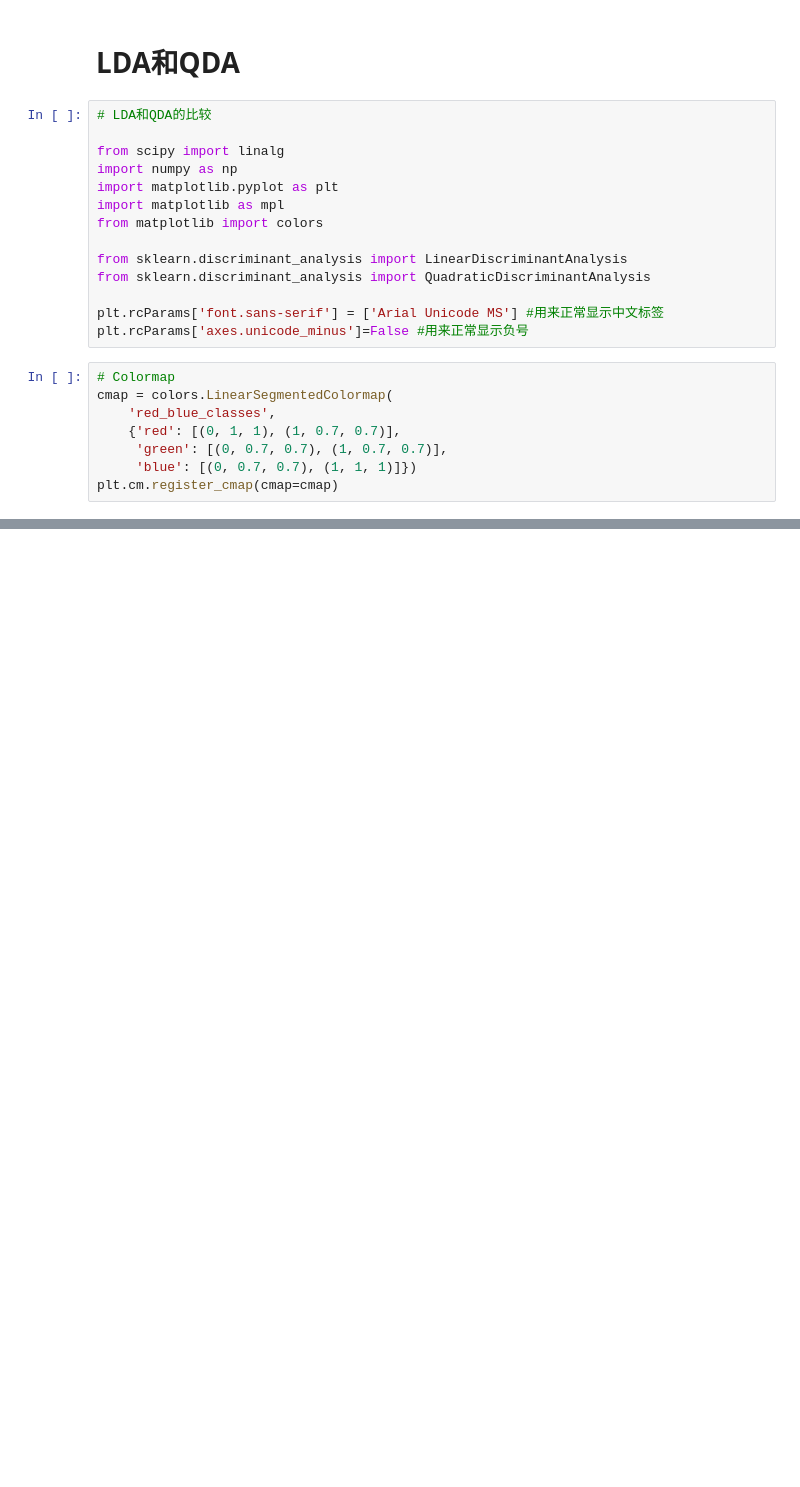
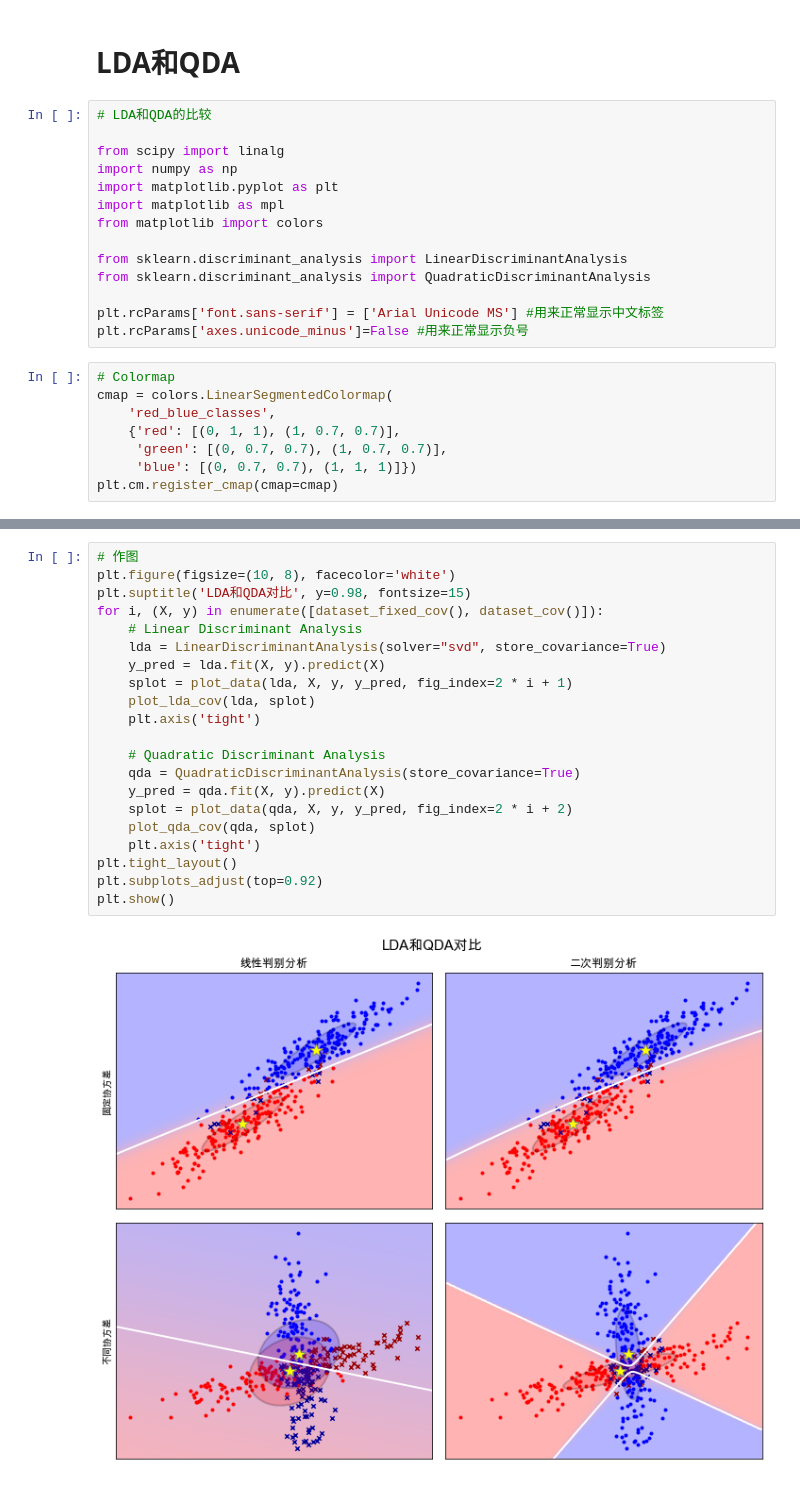
Before and after one commit to ddean2009/learn-ai, a Jupyter notebook: notebooks/sklearn/04-LDA-QDA.ipynb, the cells around one changed output, grey strips where cells are left out. Drawn from its saved outputs; the diff is of its cells as text; blank space fills up the shorter version.

```diff
--- a/notebooks/sklearn/04-LDA-QDA.ipynb
+++ b/notebooks/sklearn/04-LDA-QDA.ipynb
@@ -143,0 +120,23 @@ plt.show()
+# %%
+# 作图
+plt.figure(figsize=(10, 8), facecolor='white')
+plt.suptitle('LDA和QDA对比', y=0.98, fontsize=15)
+for i, (X, y) in enumerate([dataset_fixed_cov(), dataset_cov()]):
+    # Linear Discriminant Analysis
+    lda = LinearDiscriminantAnalysis(solver="svd", store_covariance=True)
+    y_pred = lda.fit(X, y).predict(X)
+    splot = plot_data(lda, X, y, y_pred, fig_index=2 * i + 1)
+    plot_lda_cov(lda, splot)
+    plt.axis('tight')
+
+    # Quadratic Discriminant Analysis
+    qda = QuadraticDiscriminantAnalysis(store_covariance=True)
+    y_pred = qda.fit(X, y).predict(X)
+    splot = plot_data(qda, X, y, y_pred, fig_index=2 * i + 2)
+    plot_qda_cov(qda, splot)
+    plt.axis('tight')
+plt.tight_layout()
+plt.subplots_adjust(top=0.92)
+plt.show()
+# %% [output]
+[figure, added]
```
Also changed, not shown: parts of 6 cells of this notebook.
